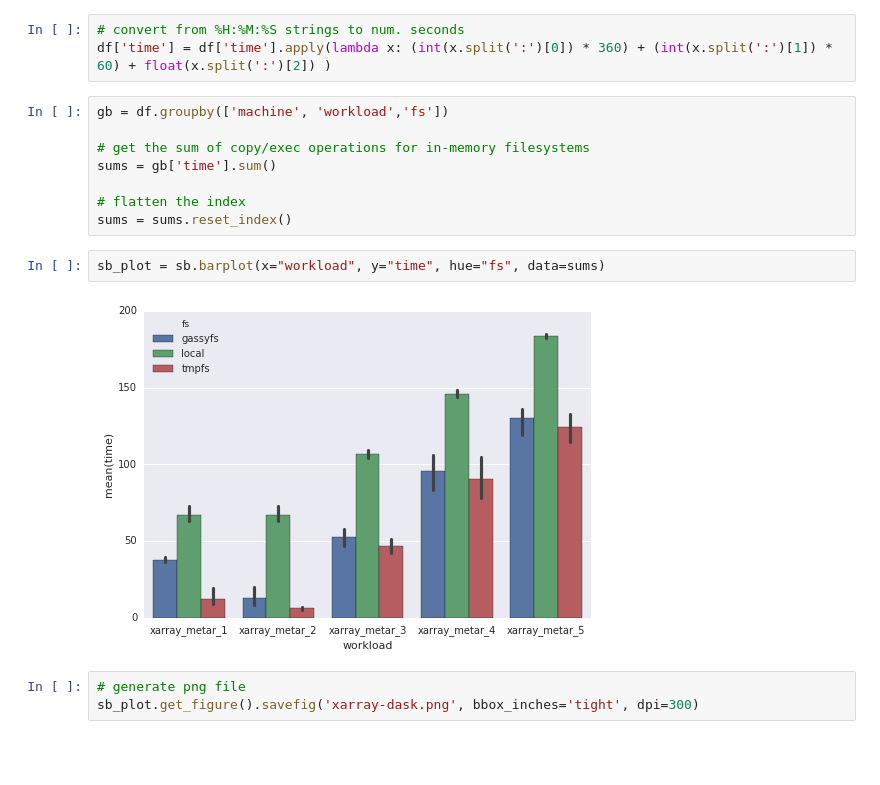
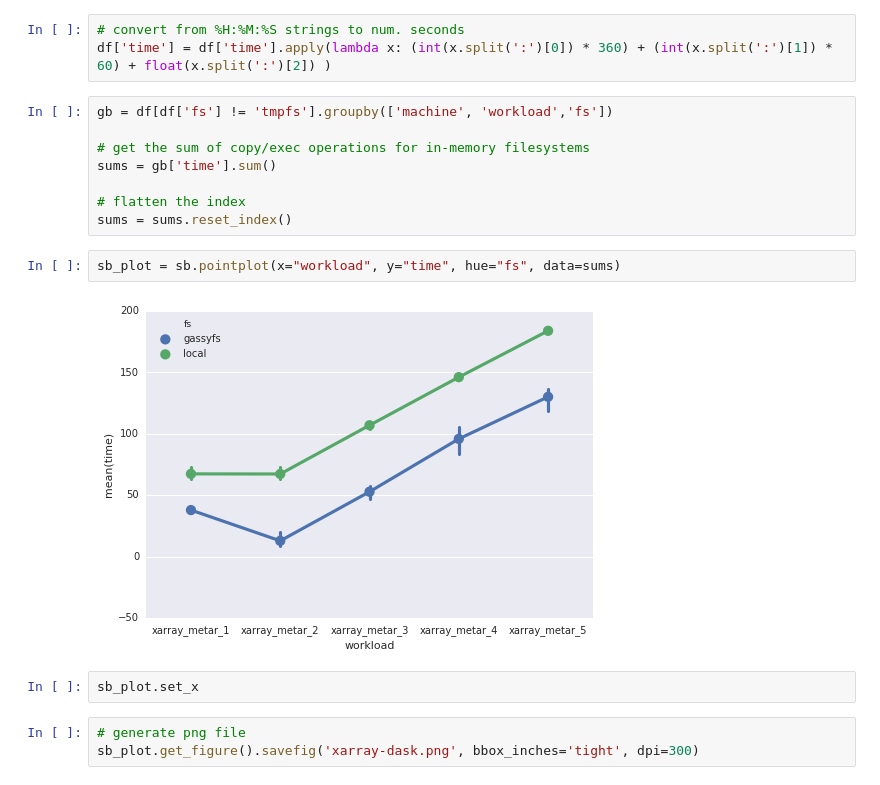
Before and after one commit to systemslab/popper-paper, a Jupyter notebook: experiments/single-node/visualize.ipynb, the cells around one changed output. Drawn from its saved outputs; the diff is of its cells as text; blank space fills up the shorter version.

Commit message:
removes tmpfs from dask experiments
fixes #32

```diff
--- a/experiments/single-node/visualize.ipynb
+++ b/experiments/single-node/visualize.ipynb
@@ -14,7 +14,7 @@ Index(['machine', 'workload', 'op', 'fs', 'time'], dtype='object')
 # convert from %H:%M:%S strings to num. seconds
 df['time'] = df['time'].apply(lambda x: (int(x.split(':')[0]) * 360) + (int(x.split(':')[1]) * 60) + float(x.split(':')[2]) )
 # %%
-gb = df.groupby(['machine', 'workload','fs'])
+gb = df[df['fs'] != 'tmpfs'].groupby(['machine', 'workload','fs'])
 
 # get the sum of copy/exec operations for in-memory filesystems
 sums = gb['time'].sum()
@@ -22,9 +22,11 @@ sums = gb['time'].sum()
 # flatten the index
 sums = sums.reset_index()
 # %%
-sb_plot = sb.barplot(x="workload", y="time", hue="fs", data=sums)
+sb_plot = sb.pointplot(x="workload", y="time", hue="fs", data=sums)
 # %% [output]
-[figure, old version]
+[figure, new version]
+# %%
+sb_plot.set_x
 # %%
 # generate png file
 sb_plot.get_figure().savefig('xarray-dask.png', bbox_inches='tight', dpi=300)
```
Also changed, not shown: 1 other file.
